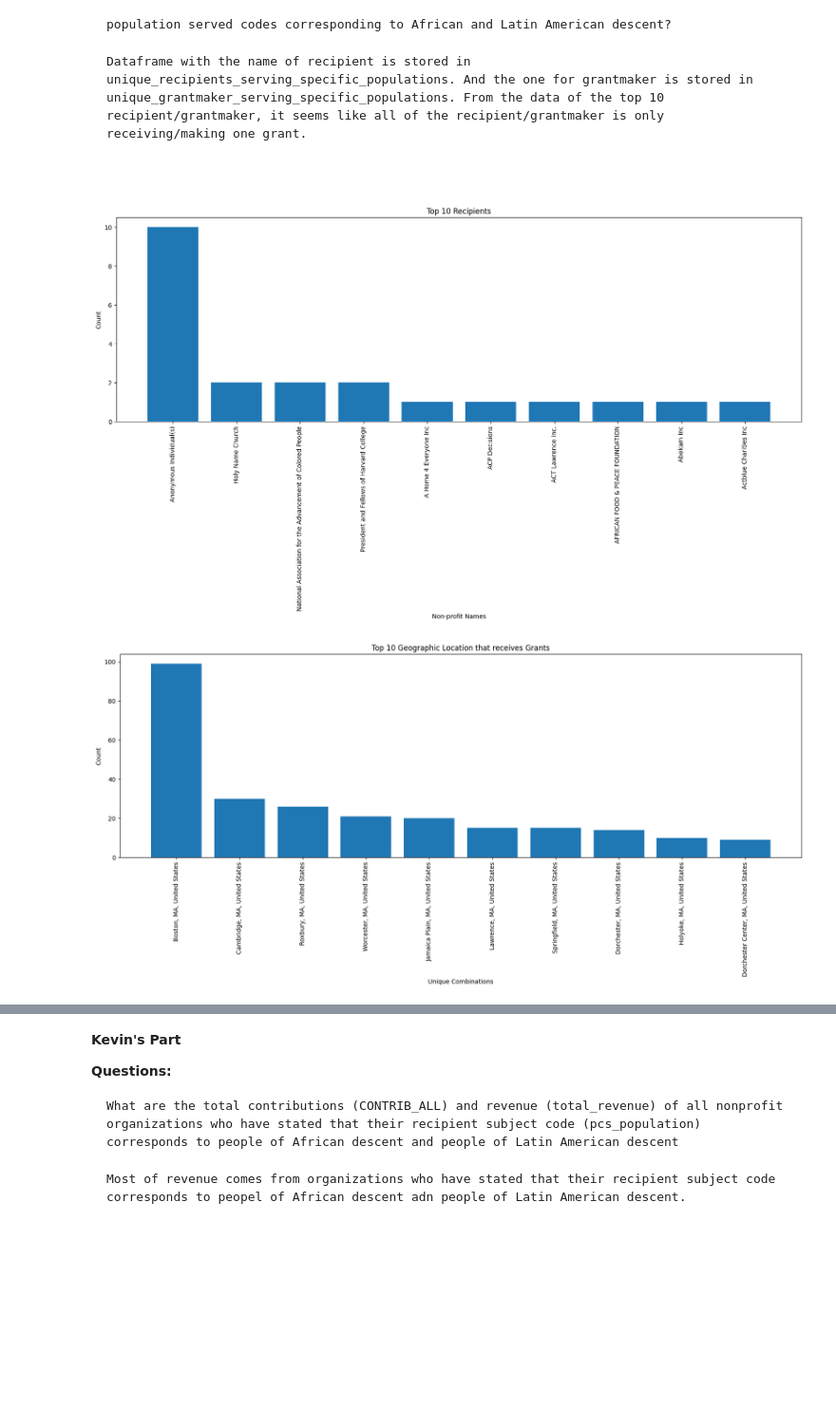
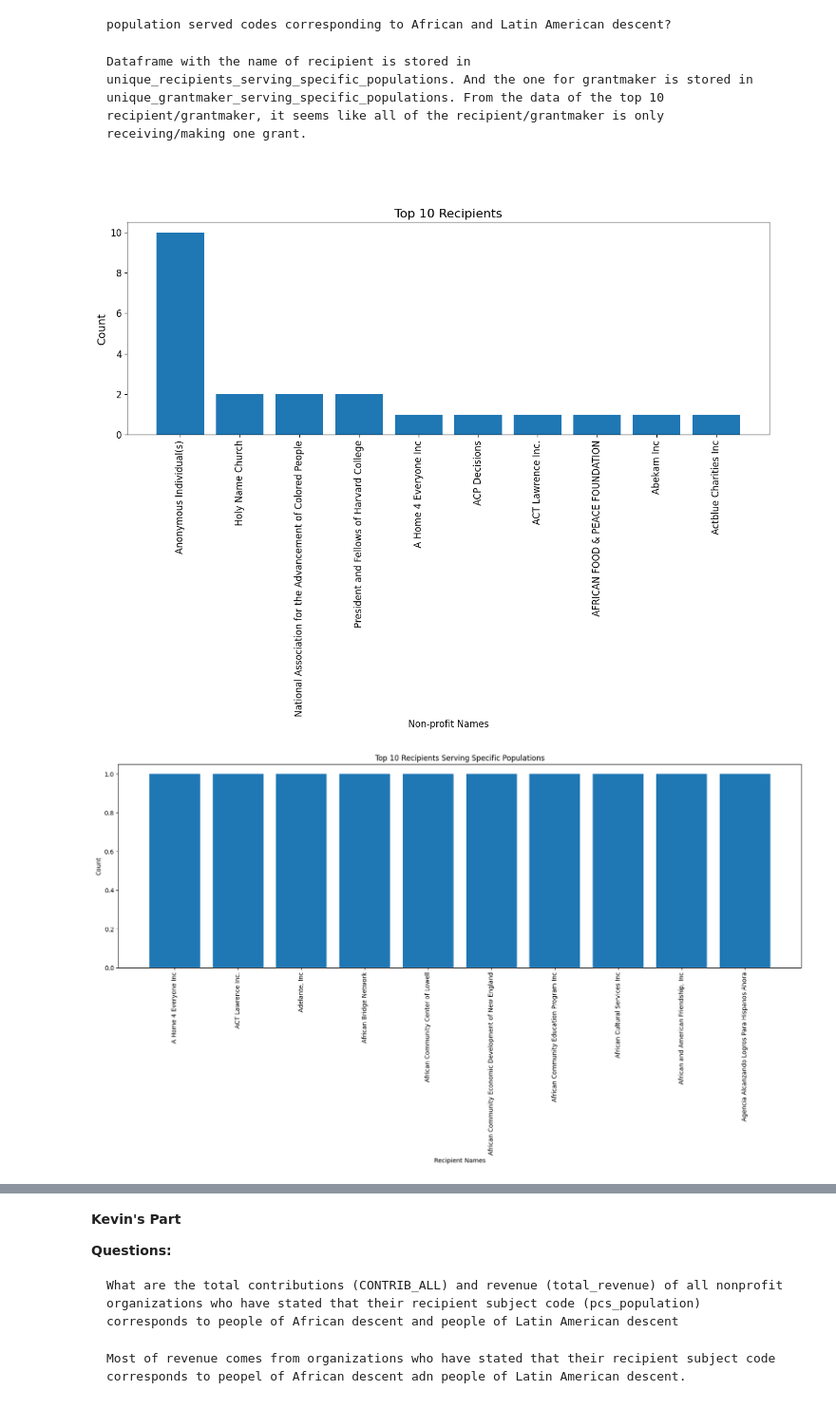
Before and after one commit to BU-Spark/ds-ncf-charitable-giving, a Jupyter notebook: sp24-team-b/Task1 all.ipynb, the cells around one changed output, grey strips where cells are left out. Shown at 95% size. Cells and saved outputs as stored; diff of their text form; code cells hidden in the pictures; blank space fills up the shorter version.

```diff
--- a/sp24-team-b/Task1.ipynb
+++ b/sp24-team-b/Task1 all.ipynb
@@ -30,60 +30,56 @@ grants_geo_counts = nonprofits_received_grants.groupby(['recip_city', 'recip_sta
 
 # Recipients serving populations of African and Latin American descent
 recipients_serving_specific_populations = Grants[
-    (Grants['recip_subject_code'].str.contains(african_descent_code)) |
     (Grants['recip_population_code'].str.contains(latin_american_descent_code)) |
-    (Grants['recip_subject_code'].str.contains(latin_american_descent_code)) |
     (Grants['recip_population_code'].str.contains(african_descent_code))
 ]
 
+gm_serving_specific_populations = Grants[
+    (Grants['grant_population_code'].str.contains(african_descent_code)) |
+    (Grants['grant_population_code'].str.contains(latin_american_descent_code))
+]
+
 unique_recipients_serving_specific_populations = recipients_serving_specific_populations[['recip_name']].drop_duplicates()
-unique_grantmaker_serving_specific_populations = recipients_serving_specific_populations[['gm_name']].drop_duplicates()
+unique_grantmaker_serving_specific_populations = gm_serving_specific_populations[['gm_name']].drop_duplicates()
+
 
 # Counts for recipients and grant makers
 ALRecip_counts = unique_recipients_serving_specific_populations.groupby(['recip_name']).size().reset_index(name='count')
 ALGrantMaker_counts = unique_grantmaker_serving_specific_populations.groupby(['gm_name']).size().reset_index(name='count')
 
 # Select the top 10 rows for plotting
 top_10_nonprofit = non_profit_counts.nlargest(10, 'count')
 top_10_Geo = grants_geo_counts.nlargest(10, 'count')
 top_10_ALRecip = ALRecip_counts.nlargest(10, 'count')
 top_10_ALGrantMaker = ALGrantMaker_counts.nlargest(10, 'count')
 
-#Plotting for non-profit
-plt.figure(figsize=(20, 6))
+plt.figure(figsize=(15, 5))
 plt.bar(range(len(top_10_nonprofit)), top_10_nonprofit['count'], tick_label=top_10_nonprofit['recip_name'])
-plt.xticks(rotation=90)
-plt.xlabel('Non-profit Names')
-plt.ylabel('Count')
-plt.title('Top 10 Recipients')
+plt.xticks(rotation=90, fontsize=12)
+plt.yticks(fontsize=12)
+plt.xlabel('Non-profit Names', fontsize=12)
+plt.ylabel('Count', fontsize=14)
+plt.title('Top 10 Recipients', fontsize=16)
 plt.show()
 
-# Plotting for Geo
-plt.figure(figsize=(20, 6))
-plt.bar(range(len(top_10_Geo)), top_10_Geo['count'], tick_label=top_10_nonprofit.apply(lambda x: f"{x['recip_city']}, {x['recip_state']}, {x['recip_country']}", axis=1))
-plt.xticks(rotation=90)
-plt.xlabel('Unique Combinations')
-plt.ylabel('Count')
-plt.title('Top 10 Geographic Location that receives Grants')
-plt.show()
 
 # Plotting for recipients
 plt.figure(figsize=(20, 6))
 plt.bar(range(len(top_10_ALRecip)), top_10_ALRecip['count'], tick_label=top_10_ALRecip['recip_name'])
 plt.xticks(rotation=90)
 plt.xlabel('Recipient Names')
 plt.ylabel('Count')
 plt.title('Top 10 Recipients Serving Specific Populations')
 plt.show()
 
 # Plotting for grant makers
 plt.figure(figsize=(20, 6))
 plt.bar(range(len(top_10_ALGrantMaker)), top_10_ALGrantMaker['count'], tick_label=top_10_ALGrantMaker['gm_name'])
 plt.xticks(rotation=90)
 plt.xlabel('Grant Maker Names')
 plt.ylabel('Count')
 plt.title('Top 10 Grant Makers Serving Specific Populations')
 plt.show()
 # %% [output]
-[figure, old version]
+[figure, new version]
-[figure, old version]
+[figure, new version]
```
Also changed, not shown: parts of 1 cell of this notebook, 6 other files.
